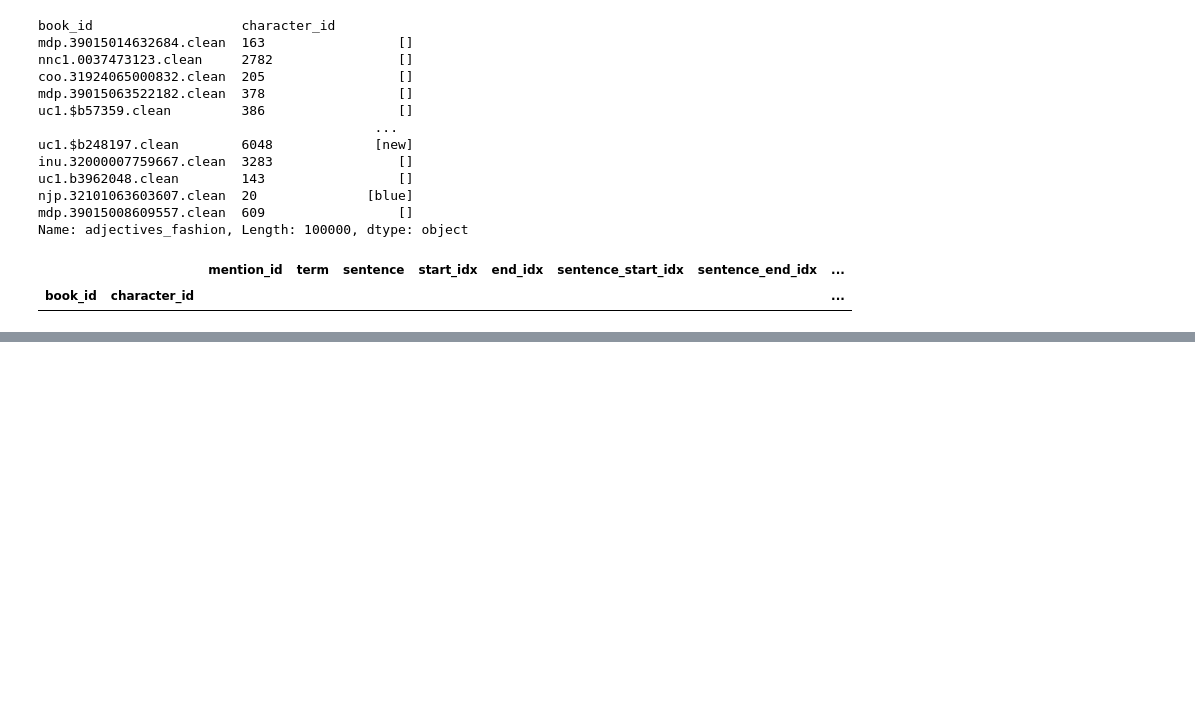
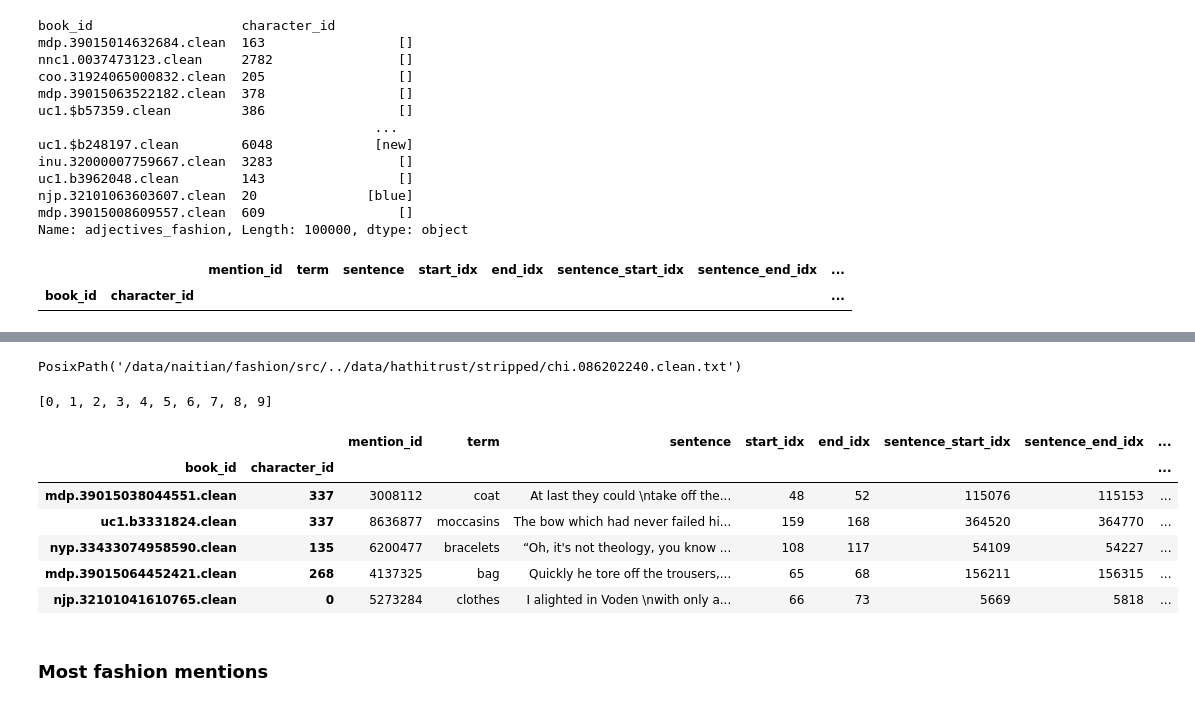
Before and after one commit to rscohen2/historical_fashion_aesthetics, a Jupyter notebook: notebooks/fashion_gender_classifier.ipynb, the cells around one changed output, grey strips where cells are left out. Drawn from its saved outputs; the diff is of its cells as text; code cells hidden in the pictures; blank space fills up the shorter version.

```diff
--- a/notebooks/fashion_gender_classifier.ipynb
+++ b/notebooks/fashion_gender_classifier.ipynb
@@ -2005,0 +2153,22 @@ subset[subset.adjectives_fashion.str.contains("black").fillna(False)]
+# %%
+sample = merged_no_dupe.sample(10000)
+# %%
+source.id_lookup["chi.086202240.clean"]
+# %% [output]
+PosixPath('/data/naitian/fashion/src/../data/hathitrust/stripped/chi.086202240.clean.txt')
+# %%
+list(metadata.keys())[:10]
+# %% [output]
+[0, 1, 2, 3, 4, 5, 6, 7, 8, 9]
+# %%
+sample.head()
+# %% [output]
+|  |  | mention_id | term | sentence | start_idx | end_idx | sentence_start_idx | sentence_end_idx | ... |
+| book_id | character_id |  |  |  |  |  |  |  | ... |
+| mdp.39015038044551.clean | 337 | 3008112 | coat | At last they could \ntake off the... | 48 | 52 | 115076 | 115153 | ... |
+| uc1.b3331824.clean | 337 | 8636877 | moccasins | The bow which had never failed hi... | 159 | 168 | 364520 | 364770 | ... |
+| nyp.33433074958590.clean | 135 | 6200477 | bracelets | “Oh, it's not theology, you know ... | 108 | 117 | 54109 | 54227 | ... |
+| mdp.39015064452421.clean | 268 | 4137325 | bag | Quickly he tore off the trousers,... | 65 | 68 | 156211 | 156315 | ... |
+| njp.32101041610765.clean | 0 | 5273284 | clothes | I alighted in Voden \nwith only a... | 66 | 73 | 5669 | 5818 | ... |
+# %% [markdown]
+### Most fashion mentions
```
Also changed, not shown: parts of 22 cells of this notebook, 1 other file.
